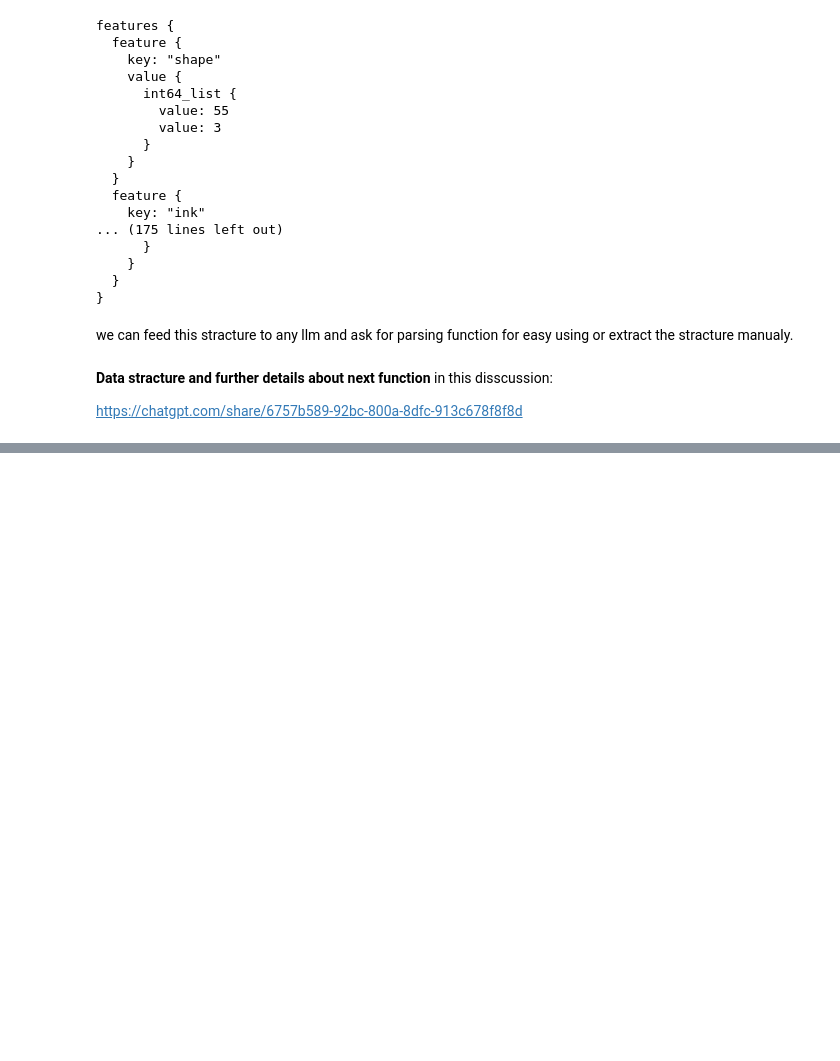
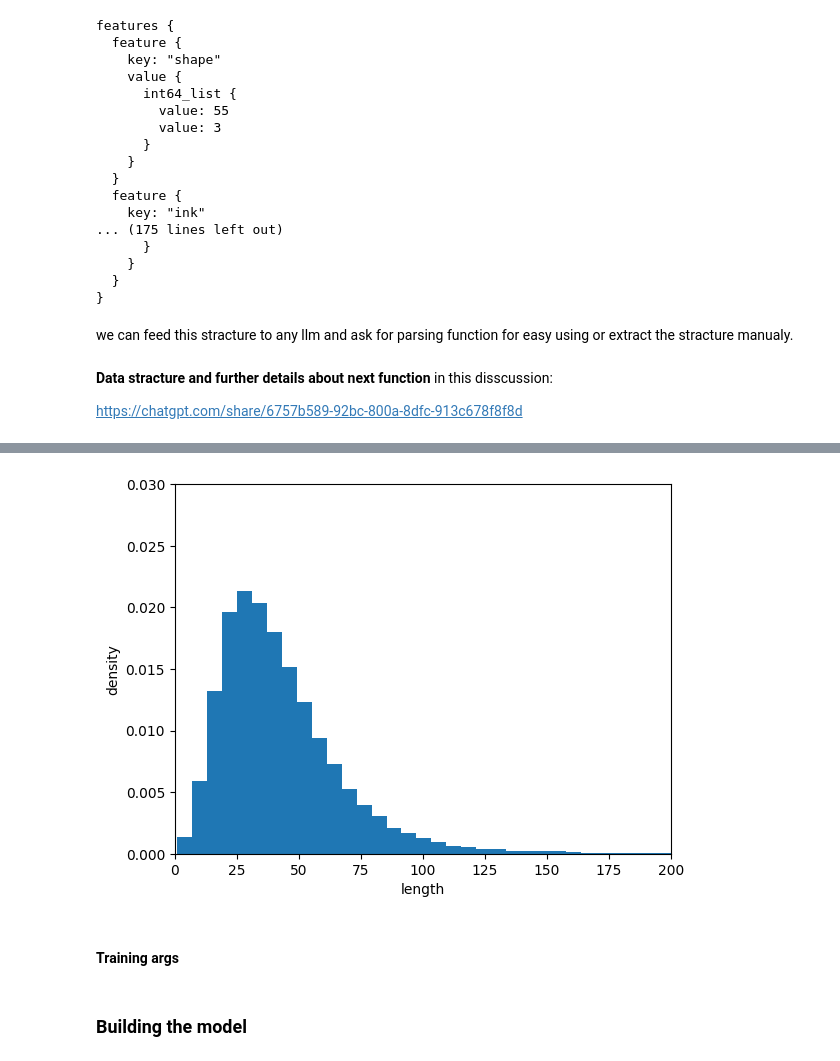
Before and after one commit to sayedgamal99/Data-Science, a Jupyter notebook: Educational/Hands-On-Machine-Learning/CH15 Processing Sequences Using RNNs and CNNs/Exercises/Classification_of_Sequences_with_quickdraw_dataset.ipynb, the cells around one changed output, grey strips where cells are left out. Cells and saved outputs as stored; diff of their text form; code cells hidden in the pictures; blank space fills up the shorter version.

```diff
--- a/Educational/Hands-On-Machine-Learning/CH15 Processing Sequences Using RNNs and CNNs/Exercises/Classification_of_Sequences_with_quickdraw_dataset.ipynb
+++ b/Educational/Hands-On-Machine-Learning/CH15 Processing Sequences Using RNNs and CNNs/Exercises/Classification_of_Sequences_with_quickdraw_dataset.ipynb
@@ -96,0 +142,9 @@ def parse(data_batch):
+# %%
+lengths = np.concatenate([lengths for _, lengths, _ in train_dataset.take(1000)])
+plt.hist(lengths, bins=150, density=True)
+plt.axis([0, 200, 0, 0.03])
+plt.xlabel("length")
+plt.ylabel("density")
+plt.show()
+# %% [output]
+[figure, added]
@@ -96,0 +158,2 @@ def parse(data_batch):
+# %% [markdown]
+#### Training args
@@ -96,0 +168,2 @@ def parse(data_batch):
+# %% [markdown]
+### Building the model
```
Also changed, not shown: parts of 11 cells of this notebook, 1 other file.
